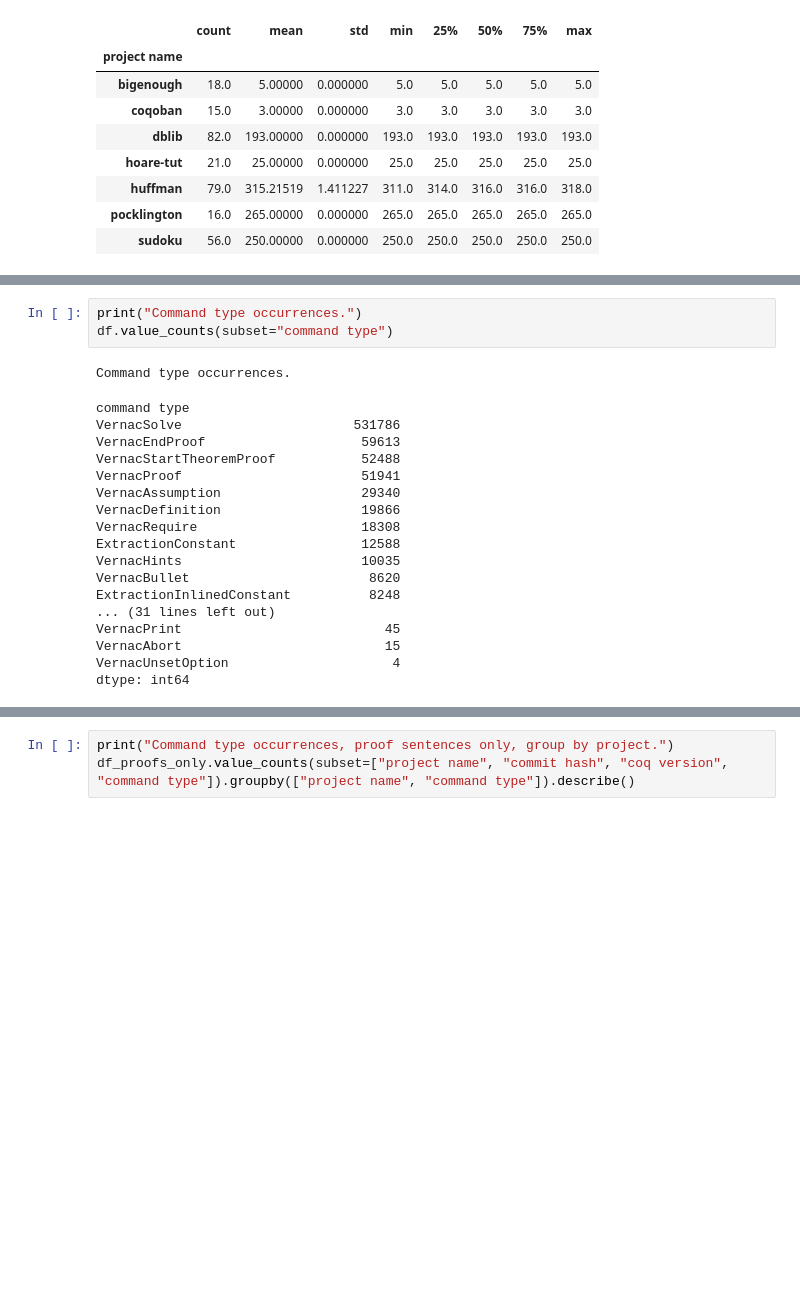
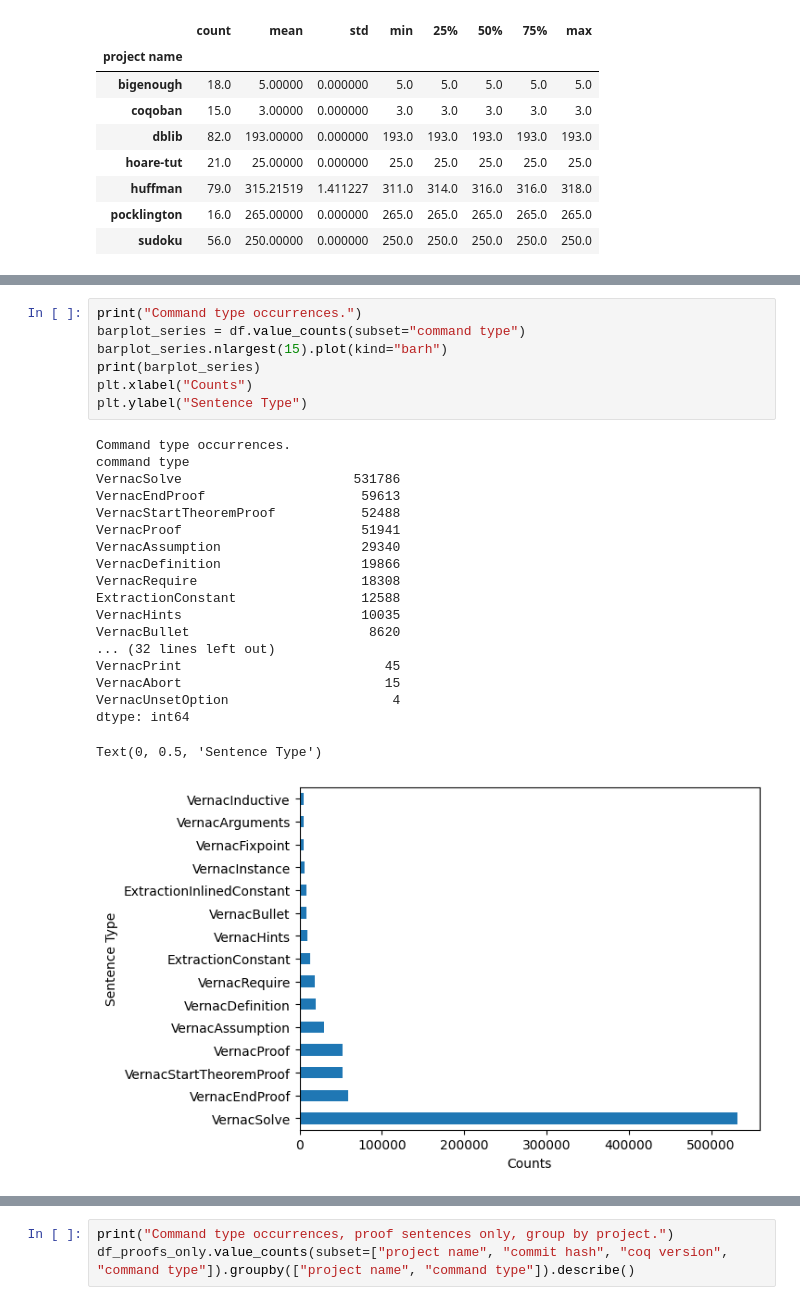
Before and after one commit to Radiance-Technologies/prism, a Jupyter notebook: scripts/data/analyze_cache_df.ipynb, the cells around one changed output, grey strips where cells are left out. Saved outputs shown, nothing was run; the diff lists cells and outputs as text; blank space fills up the shorter version.

```diff
--- a/scripts/data/analyze_cache_df.ipynb
+++ b/scripts/data/analyze_cache_df.ipynb
@@ -121,23 +131,28 @@ Files per project.
 # %%
 print("Command type occurrences.")
-df.value_counts(subset="command type")
+barplot_series = df.value_counts(subset="command type")
+barplot_series.nlargest(15).plot(kind="barh")
+print(barplot_series)
+plt.xlabel("Counts")
+plt.ylabel("Sentence Type")
 # %% [output]
 Command type occurrences.
+command type
+VernacSolve                      531786
+VernacEndProof                    59613
+VernacStartTheoremProof           52488
+VernacProof                       51941
+VernacAssumption                  29340
+VernacDefinition                  19866
+VernacRequire                     18308
+ExtractionConstant                12588
+VernacHints                       10035
+VernacBullet                       8620
+... (32 lines left out)
+VernacPrint                          45
+VernacAbort                          15
+VernacUnsetOption                     4
+dtype: int64
-command type
-VernacSolve                      531786
-VernacEndProof                    59613
-VernacStartTheoremProof           52488
-VernacProof                       51941
-VernacAssumption                  29340
-VernacDefinition                  19866
-VernacRequire                     18308
-ExtractionConstant                12588
-VernacHints                       10035
-VernacBullet                       8620
-ExtractionInlinedConstant          8248
-... (31 lines left out)
-VernacPrint                          45
-VernacAbort                          15
-VernacUnsetOption                     4
-dtype: int64
+Text(0, 0.5, 'Sentence Type')
+[figure, added]
 # %%
```
Also changed, not shown: parts of 9 cells of this notebook.
